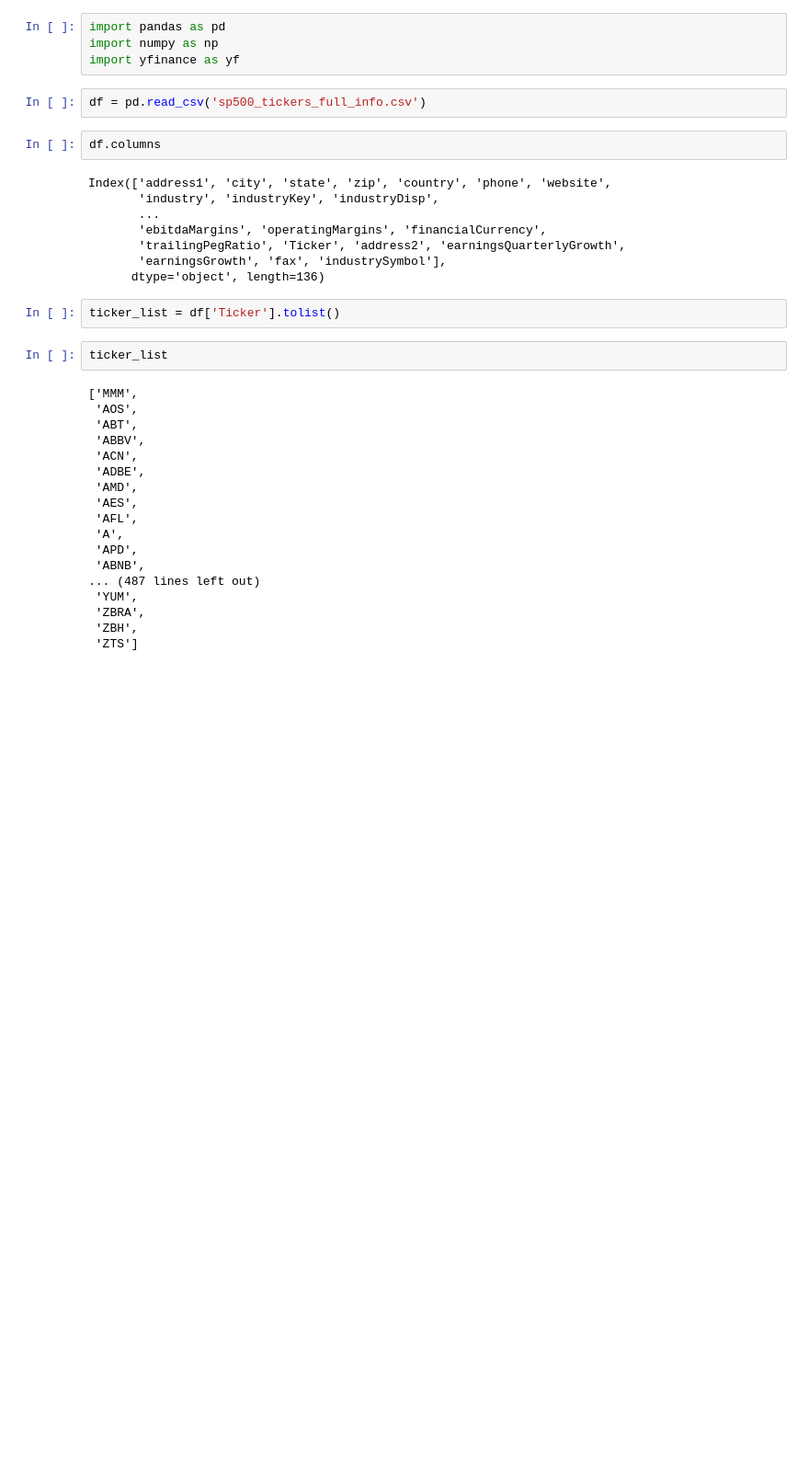
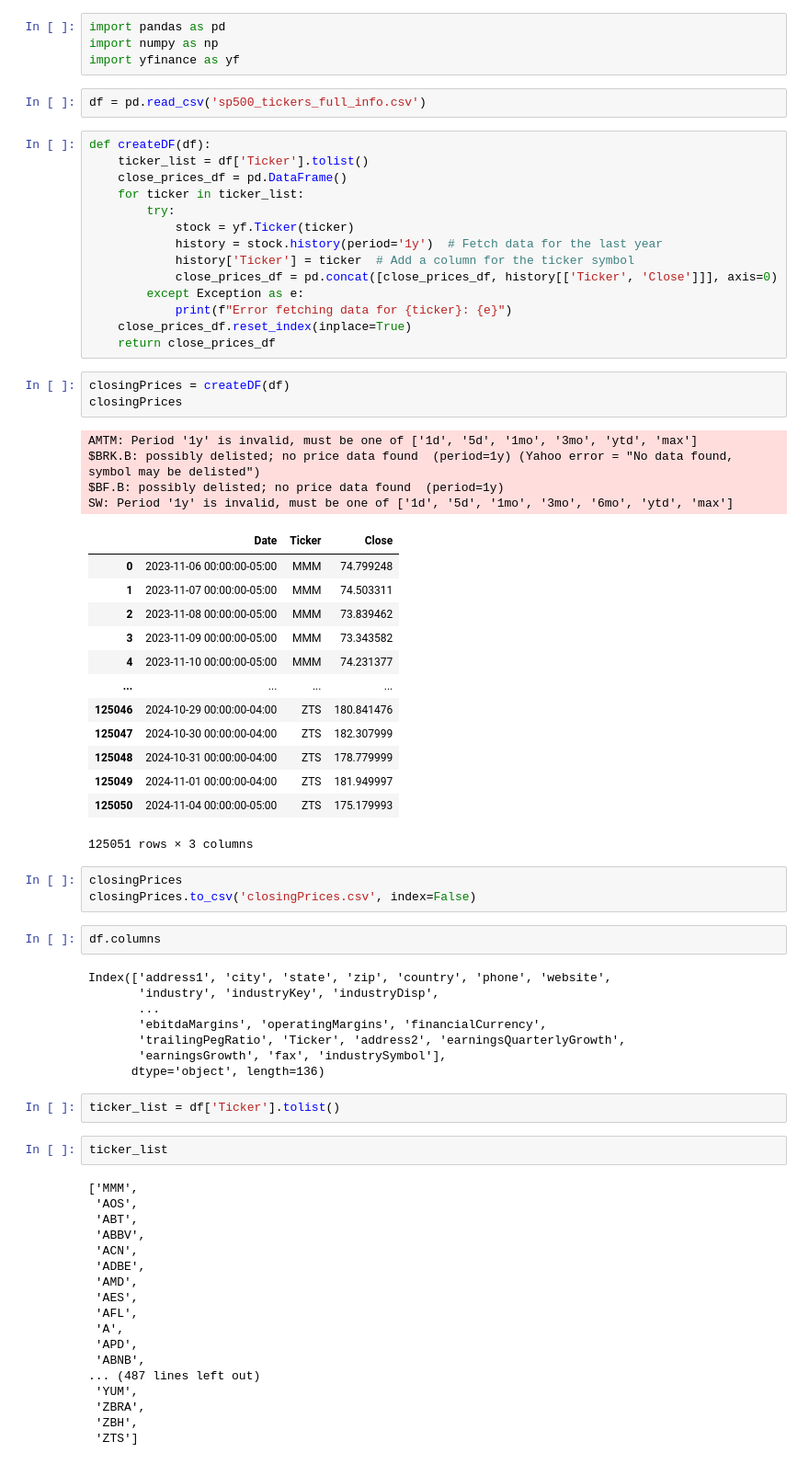
Before and after one commit to Evantl17/cs506-final-project, a Jupyter notebook: forcasting.ipynb, the cells around one changed output. Shown: that part at 92% size. Saved outputs shown, nothing was run; the diff lists cells and outputs as text; blank space fills up the shorter version.

```diff
--- a/forcasting.ipynb
+++ b/forcasting.ipynb
@@ -4,6 +4,44 @@ import numpy as np
 import yfinance as yf
 # %%
 df = pd.read_csv('sp500_tickers_full_info.csv')
+# %%
+def createDF(df):
+    ticker_list = df['Ticker'].tolist()
+    close_prices_df = pd.DataFrame()
+    for ticker in ticker_list:
+        try:
+            stock = yf.Ticker(ticker)
+            history = stock.history(period='1y')  # Fetch data for the last year
+            history['Ticker'] = ticker  # Add a column for the ticker symbol
+            close_prices_df = pd.concat([close_prices_df, history[['Ticker', 'Close']]], axis=0)
+        except Exception as e:
+            print(f"Error fetching data for {ticker}: {e}")
+    close_prices_df.reset_index(inplace=True)
+    return close_prices_df
+# %%
+closingPrices = createDF(df)
+closingPrices
+# %% [output]
+AMTM: Period '1y' is invalid, must be one of ['1d', '5d', '1mo', '3mo', 'ytd', 'max']
+$BRK.B: possibly delisted; no price data found  (period=1y) (Yahoo error = "No data found, symbol may be delisted")
+$BF.B: possibly delisted; no price data found  (period=1y)
+SW: Period '1y' is invalid, must be one of ['1d', '5d', '1mo', '3mo', '6mo', 'ytd', 'max']
+|  | Date | Ticker | Close |
+| 0 | 2023-11-06 00:00:00-05:00 | MMM | 74.799248 |
+| 1 | 2023-11-07 00:00:00-05:00 | MMM | 74.503311 |
+| 2 | 2023-11-08 00:00:00-05:00 | MMM | 73.839462 |
+| 3 | 2023-11-09 00:00:00-05:00 | MMM | 73.343582 |
+| 4 | 2023-11-10 00:00:00-05:00 | MMM | 74.231377 |
+| ... | ... | ... | ... |
+| 125046 | 2024-10-29 00:00:00-04:00 | ZTS | 180.841476 |
+| 125047 | 2024-10-30 00:00:00-04:00 | ZTS | 182.307999 |
+| 125048 | 2024-10-31 00:00:00-04:00 | ZTS | 178.779999 |
+| 125049 | 2024-11-01 00:00:00-04:00 | ZTS | 181.949997 |
+| 125050 | 2024-11-04 00:00:00-05:00 | ZTS | 175.179993 |
+125051 rows × 3 columns
+# %%
+closingPrices
+closingPrices.to_csv('closingPrices.csv', index=False)
 # %%
 df.columns
 # %% [output]
```
Also changed, not shown: 1 other file.
